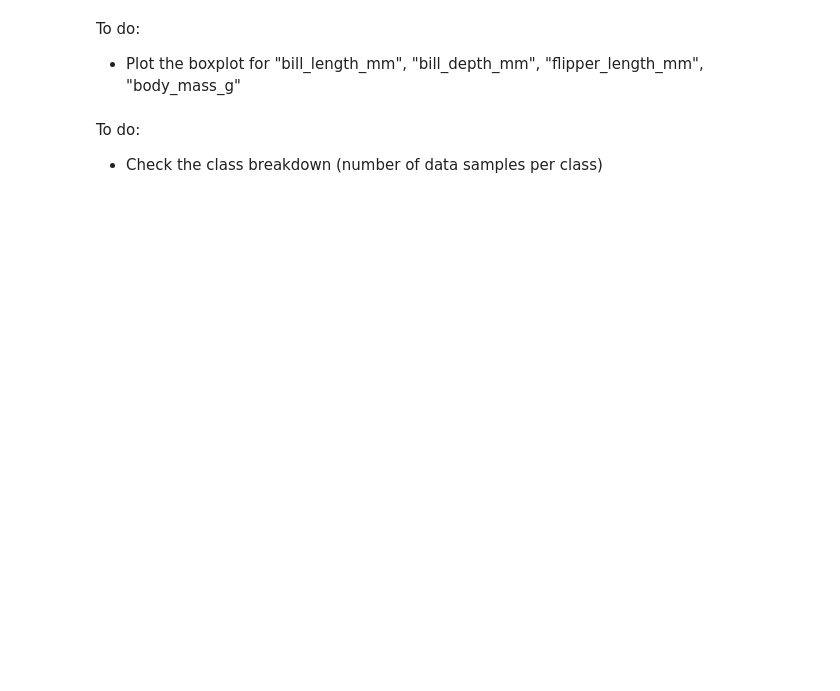
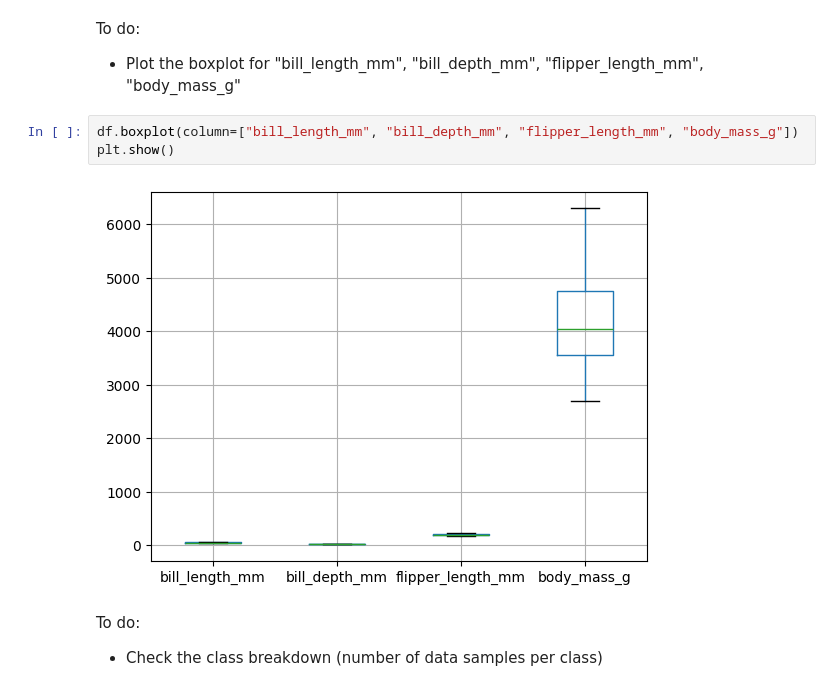
Before and after one commit to wooihaw/mlpy2507, a Jupyter notebook: handson/handson_1.ipynb, the cells around one changed output. Saved outputs shown, nothing was run; the diff lists cells and outputs as text; blank space fills up the shorter version.

```diff
--- a/handson/handson_1.ipynb
+++ b/handson/handson_1.ipynb
@@ -47,6 +68,11 @@ To do:
 # %% [markdown]
 To do:
 - Plot the boxplot for "bill_length_mm", "bill_depth_mm", "flipper_length_mm", "body_mass_g"
+# %%
+df.boxplot(column=["bill_length_mm", "bill_depth_mm", "flipper_length_mm", "body_mass_g"])
+plt.show()
+# %% [output]
+[figure, added]
 # %% [markdown]
 To do:
 - Check the class breakdown (number of data samples per class)
```
Also changed, not shown: parts of 14 cells of this notebook, 4 other files.
